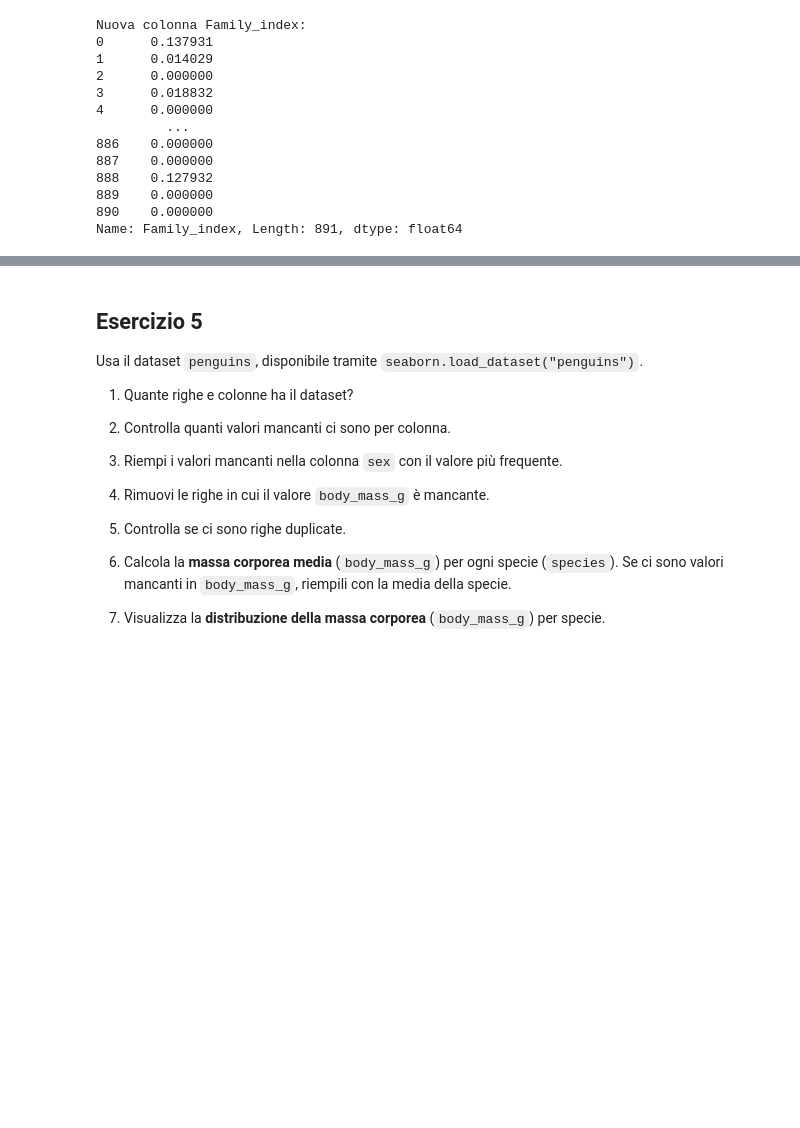
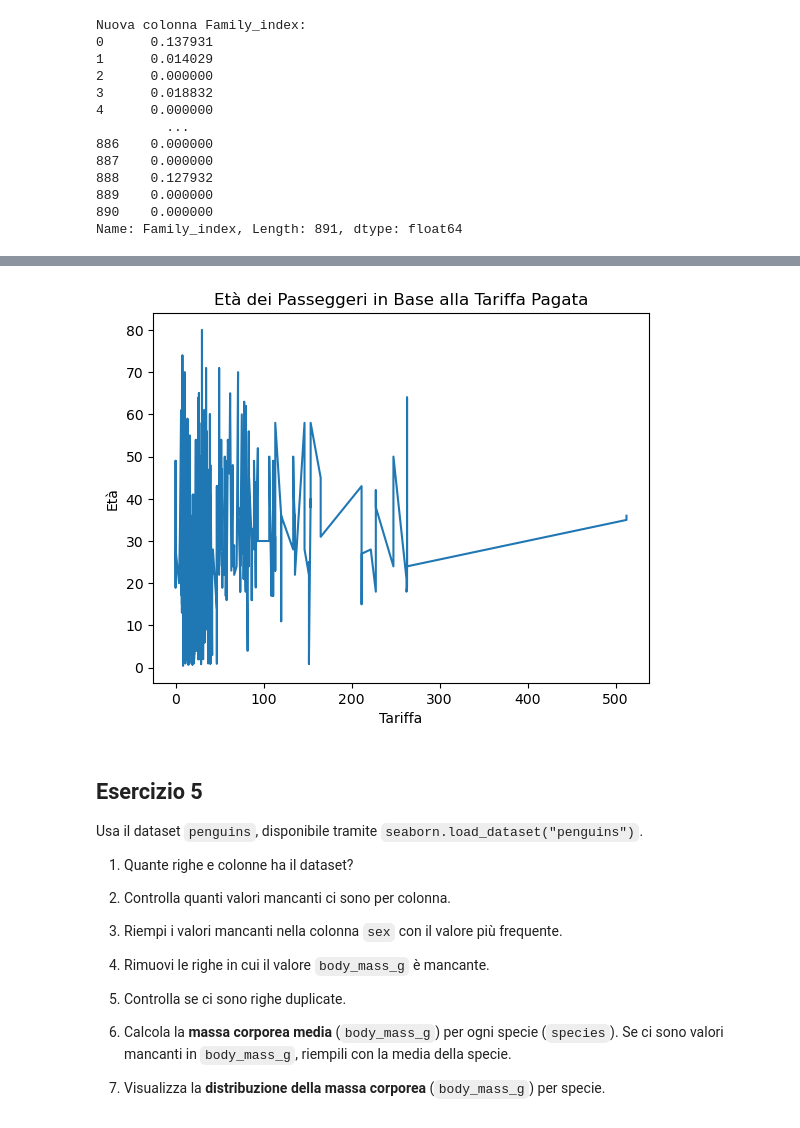
Before and after one commit to NicXVII/ProgrammingLab2, a Jupyter notebook: simulazEsame.ipynb, the cells around one changed output, grey strips where cells are left out. Saved outputs shown, nothing was run; the diff lists cells and outputs as text; code cells hidden in the pictures; blank space fills up the shorter version.

```diff
--- a/simulazEsame.ipynb
+++ b/simulazEsame.ipynb
@@ -288,3 +351,13 @@ Name: Family_index, Length: 891, dtype: float64
+# %%
+# 7. **Crea un grafico a linee** dell’età (`Age`), ordinando i passeggeri per tariffa (`Fare`) crescente.
+sorted_passengers = df.sort_values(by='Fare', ascending=True)
+plt.plot(sorted_passengers['Fare'], sorted_passengers['Age'])
+plt.xlabel('Tariffa')
+plt.ylabel('Età')
+plt.title('Età dei Passeggeri in Base alla Tariffa Pagata')
+plt.show()
+# %% [output]
+[figure, added]
 # %% [markdown]
 ## Esercizio 5
 
```
Also changed, not shown: parts of 9 cells of this notebook.
